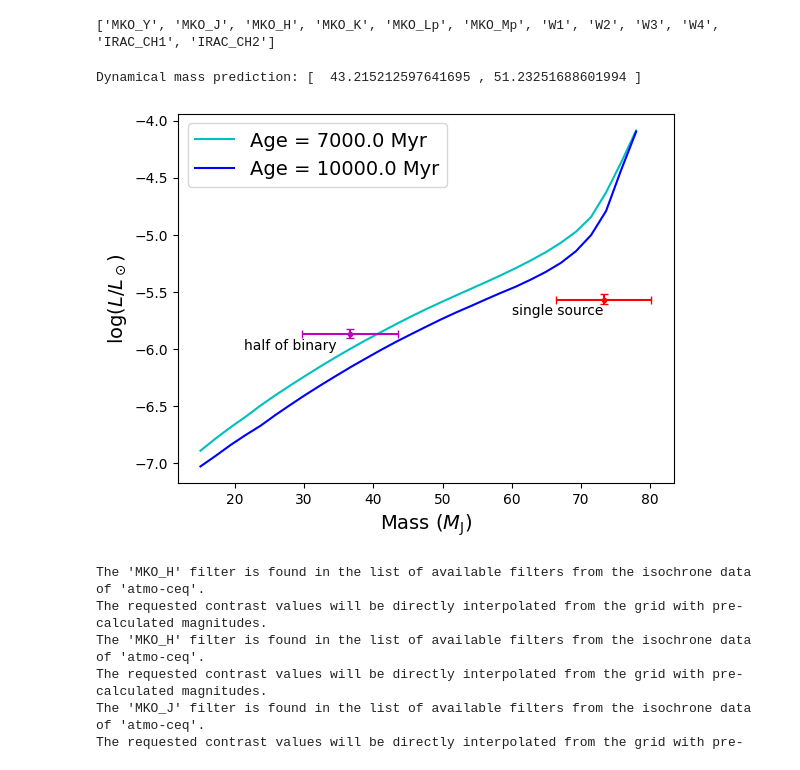
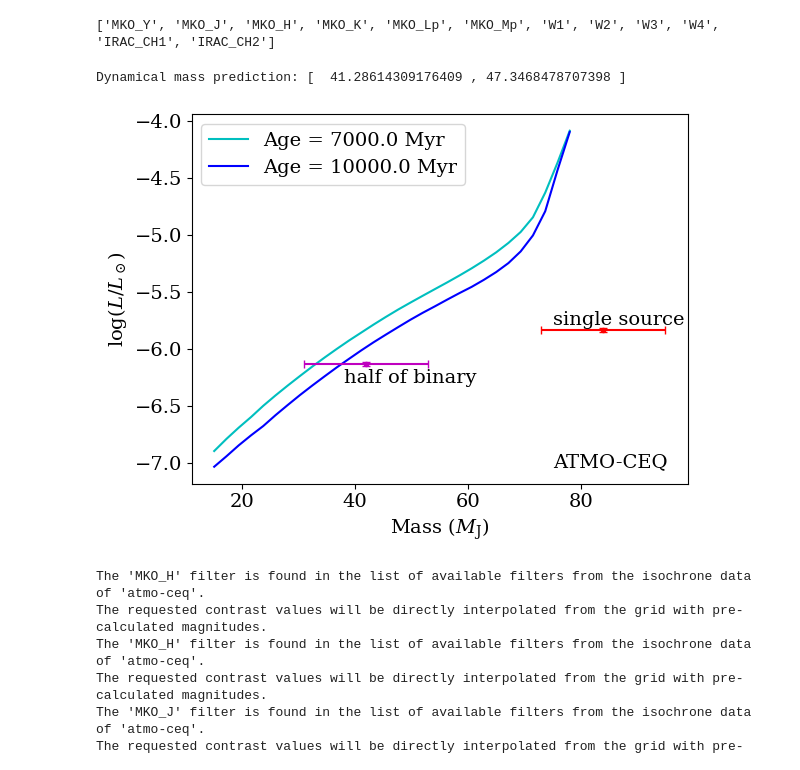
Before and after one commit to benlchang/HD47127-b-ADI, a Jupyter notebook: species.ipynb, the cells around one changed output. Drawn from its saved outputs; the diff is of its cells as text; code cells hidden in the pictures.

```diff
--- a/species.ipynb
+++ b/species.ipynb
@@ -405,3 +408,10 @@ Multiprocessing: mpi4py not installed
 <species.core.species_init.SpeciesInit at 0x...>
 # %%
 database = Database()
+# %%
+mass, mass_e_low, mass_e_high = 83.9, 8.7, 11
+log_lum, lum_e_low, lum_e_high = -5.833, .015, .018
+
+
+half_lum = math.log(0.5 * (10 ** log_lum), 10)
+print(half_lum)
@@ -624,44 +618,49 @@ iso_box_1 = read_iso.get_isochrone(age=7000.,
 iso_box_2 = read_iso.get_isochrone(age=10000.,
                                  masses=np.linspace(15., 78., 30),
                                  filter_mag='MKO_H',
                                  filters_color=('MKO_J', 'MKO_K'))
 
 mass_est = np.arange(10, 80)
-lum_low = [-5.751-0.035] * 70
-lum_high = [-5.751+0.049] * 70
+lum_low = [log_lum-lum_e_low] * 70
+lum_high = [log_lum+lum_e_high] * 70
 
 plt.plot(iso_box_1.mass, iso_box_1.log_lum, label=f'Age = {iso_box_1.age} Myr', color='c')
 plt.plot(iso_box_2.mass, iso_box_2.log_lum, label=f'Age = {iso_box_2.age} Myr', color='b')
 # plt.plot(mass_est, lum_low)
 # plt.plot(mass_est, lum_high)
 
 
 f_iso_low = interp1d(iso_box_1.mass, iso_box_1.log_lum, kind='linear', fill_value='extrapolate')
 f_iso_high = interp1d(iso_box_2.mass, iso_box_2.log_lum, kind='linear', fill_value='extrapolate')
 
 intersect_mass_low = fsolve(lambda x: f_iso_low(x) - lum_low[0], 10)
 
 intersect_mass_high = fsolve(lambda x: f_iso_high(x) - lum_high[0], 10)
 
 print("Dynamical mass prediction: [ ", intersect_mass_low[0], ",", intersect_mass_high[0], "]")
 
-plt.errorbar(73.3, -5.571, yerr=[[0.035], [0.049]], xerr=6.9, capsize=3.0, color='r')
-plt.plot(73.3, -5.571, '.', color='r')
-plt.annotate("single source", (73.0, -5.571), xytext=(-90.0, -15.0), textcoords='offset pixels')
+plt.errorbar(mass, log_lum, yerr=[[lum_e_low], [lum_e_high]], xerr=mass_e_high, capsize=3.0, color='r')
+plt.plot(mass, log_lum, '.', color='r')
+plt.annotate("single source", (mass, log_lum), xytext=(-50.0, 5), fontsize=14, textcoords='offset pixels')
 
-half_lum = math.log(0.5 * (10 ** -5.571), 10)
+half_lum = math.log(0.5 * (10 ** log_lum), 10)
 
-plt.errorbar(73.3/2, half_lum, yerr=[[0.035], [0.049]], xerr=6.9, capsize=3.0, color='m')
-plt.plot(73.3/2, half_lum, '.', color='m')
-plt.annotate("half of binary", (73/2, half_lum), xytext=(-105.0, -15.0), textcoords='offset pixels')
+plt.errorbar(mass/2, half_lum, yerr=[[lum_e_low], [lum_e_high]], xerr=mass_e_high, capsize=3.0, color='m')
+plt.plot(mass/2, half_lum, '.', color='m')
+plt.annotate("half of binary", (mass/2, half_lum), xytext=(-22, -18.0), fontsize=14, textcoords='offset pixels')
+
+plt.annotate("ATMO-CEQ", (75, -7.03), fontsize=14)
 
 plt.xlabel(r'Mass ($M_\mathrm{J}$)', fontsize=14)
 plt.ylabel(r'$\log(L/L_\odot)$', fontsize=14)
+plt.tick_params(axis='both', labelsize=14)
 plt.legend(fontsize=14)
+
+plt.savefig('atmo_ceq.pdf', bbox_inches='tight')
 plt.show()
 # %% [output]
-Dynamical mass prediction: [  43.215212597641695 , 51.23251688601994 ]
+Dynamical mass prediction: [  41.28614309176409 , 47.3468478707398 ]
-[figure, old version]
+[figure, new version]
 # %%
 mass_H1 = read_iso.contrast_to_mass(age=7000.,
                                    distance=26.6,
```
Also changed, not shown: parts of 23 cells of this notebook.
